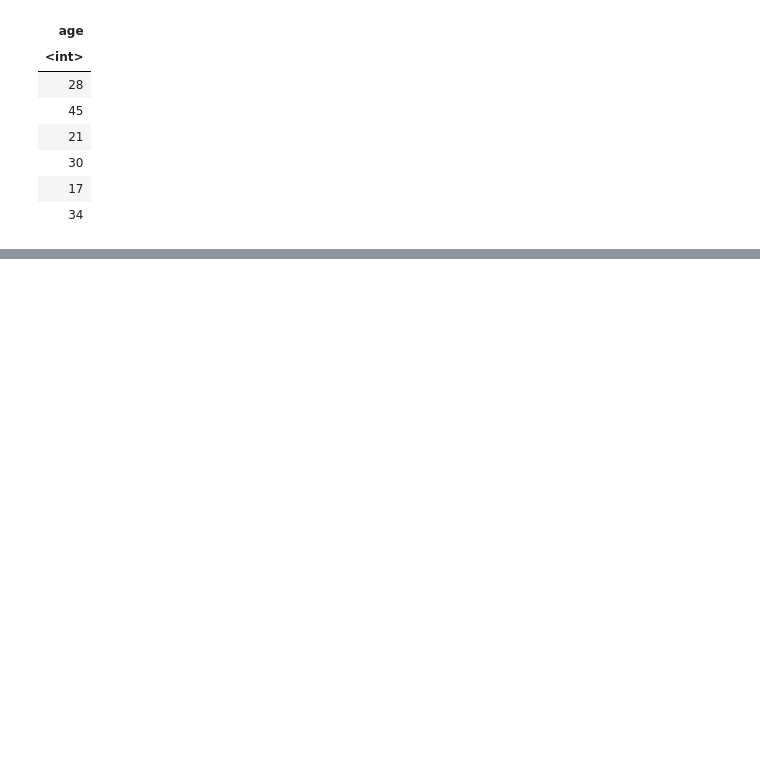
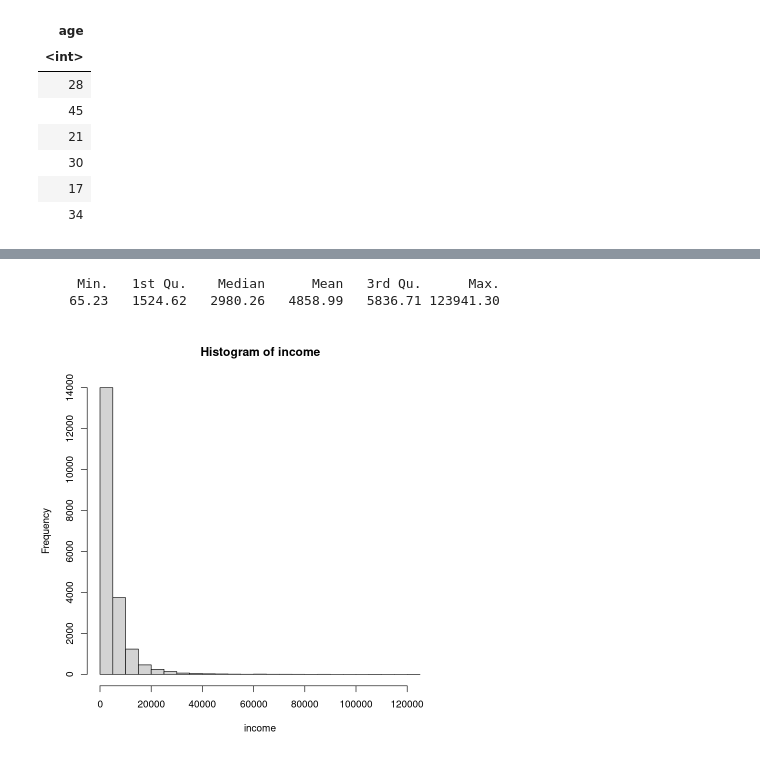
Before and after one commit to oceanumeric/ININ-tutorial, a Jupyter notebook: Labs/lab0_part_ii.ipynb, the cells around one changed output, grey strips where cells are left out. Saved outputs shown, nothing was run; the diff lists cells and outputs as text; code cells hidden in the pictures; blank space fills up the shorter version.

```diff
--- a/Labs/lab0_part_ii.ipynb
+++ b/Labs/lab0_part_ii.ipynb
@@ -161,0 +171,12 @@ A data.table: 6 × 1
+# %%
+# now let's check the income
+mdt %>%
+    with(summary(income))
+# %% [output]
+     Min.   1st Qu.    Median      Mean   3rd Qu.      Max.
+    65.23   1524.62   2980.26   4858.99   5836.71 123941.30
+# %%
+mdt %>%
+    with(hist(income, breaks = 20))
+# %% [output]
+[figure, added]
```
Also changed, not shown: parts of 9 cells of this notebook.
